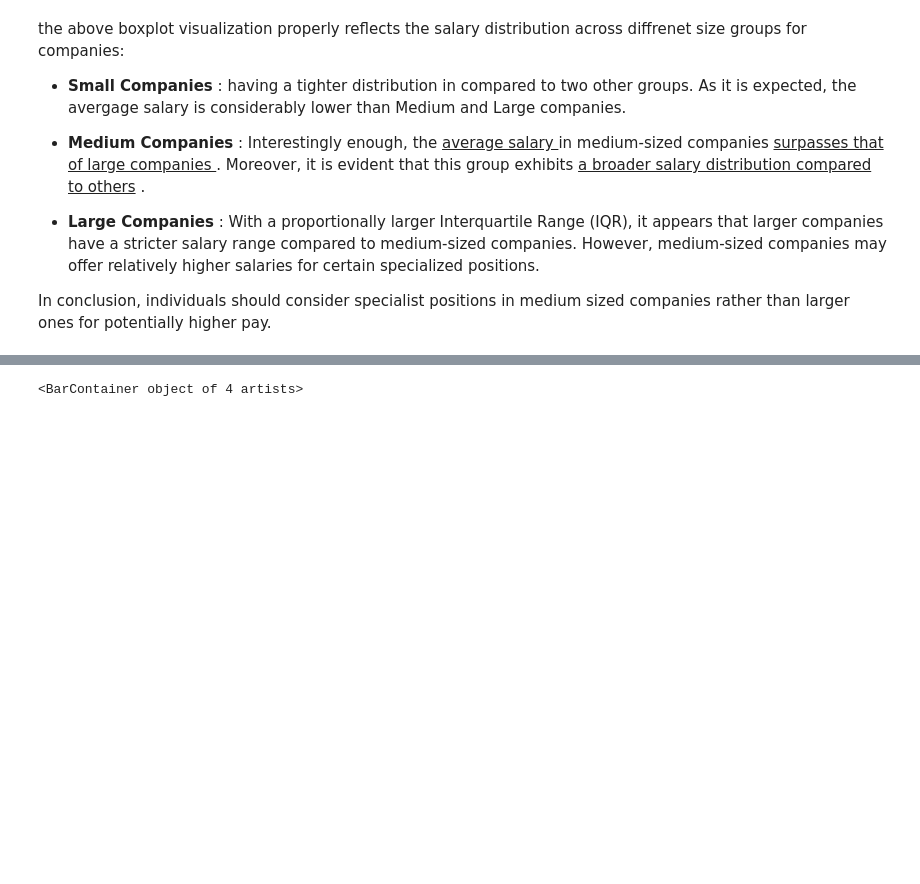
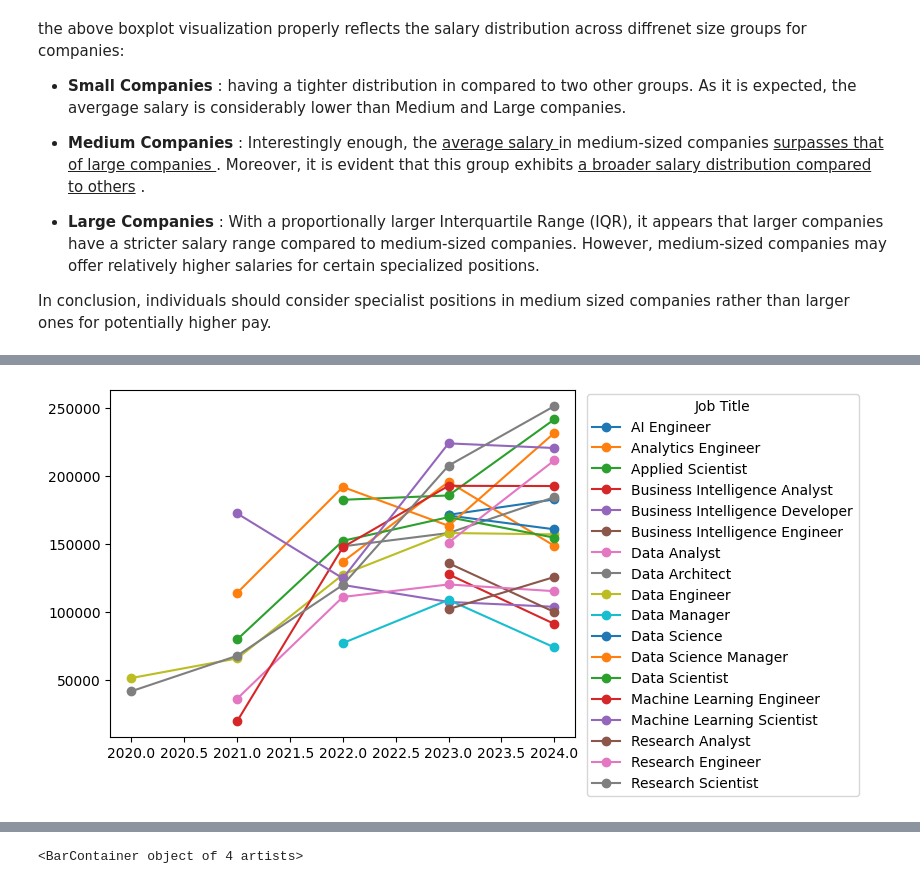
Before and after one commit to denezo/data-science-course, a Jupyter notebook: DS_CA2.ipynb, the cells around one changed output, grey strips where cells are left out. Saved outputs shown, nothing was run; the diff lists cells and outputs as text; code cells hidden in the pictures; blank space fills up the shorter version.

```diff
--- a/DS_CA2.ipynb
+++ b/DS_CA2.ipynb
@@ -1019,0 +1057,7 @@ In conclusion, individuals should consider specialist positions in medium sized
+# %%
+
+# stratified sampling :
+sample_size = 40
+sample = df_filter_job.groupby('Job_Title', group_keys=False).apply(lambda x: x.sample(min(len(x), sample_size)))
+
+sample
@@ -1019,0 +1078,15 @@ In conclusion, individuals should consider specialist positions in medium sized
+# %%
+
+salaryTrends = sample.groupby(['Job_Title', 'Work_Year'])['Salary'].mean().unstack()
+
+# salaryTrends.dropna(inplace=True)
+
+
+plt.figure(figsize=(6, 4.5))
+for job in salaryTrends.index:
+    plt.plot(salaryTrends.columns, salaryTrends.loc[job], label=job, marker='o')
+
+plt.legend(title='Job Title', bbox_to_anchor=(1.01, 1.01), loc='upper left')
+plt.show()
+# %% [output]
+[figure, added]
```
Also changed, not shown: parts of 10 cells of this notebook.
